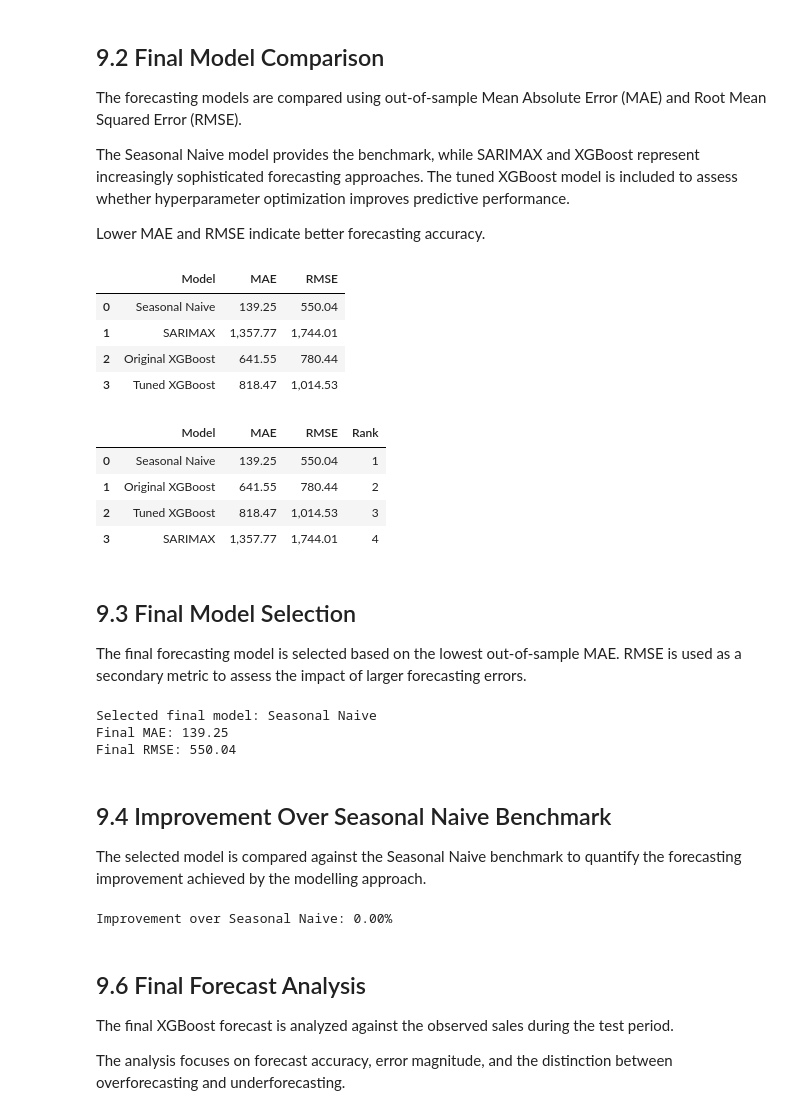
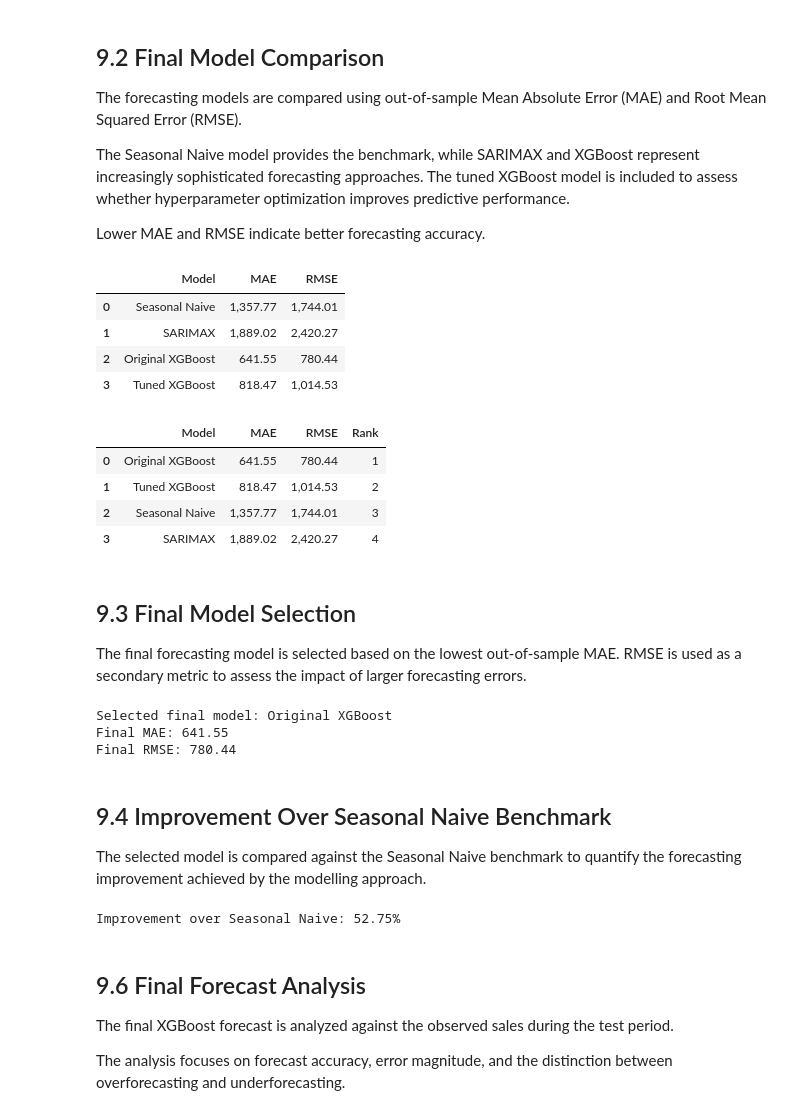
Before and after one commit to SamadhiGamagedara-sg/Retail-Demand-Forecasting, a Jupyter notebook: 09_Final_Forecasting.ipynb, the cells around one changed output. Cells and saved outputs as stored; diff of their text form; code cells hidden in the pictures.

```diff
--- a/09_Final_Forecasting.ipynb
+++ b/09_Final_Forecasting.ipynb
@@ -111,46 +111,33 @@ The Seasonal Naive model provides the benchmark, while SARIMAX and XGBoost repre
 
 Lower MAE and RMSE indicate better forecasting accuracy.
 # %%
-baseline = baseline_results.iloc[0]
+# Seasonal Naive and SARIMAX were both evaluated in notebook 06 on the same
+# series (Store 45, GROCERY I) and the same 30-day holdout as the XGBoost
+# models, so they are the only fair baseline numbers to use here.
+# (baseline_results.csv from notebook 05 is scored on ALL series, so it is
+# not comparable and is deliberately not used.)
+baseline = sarimax_results.loc[sarimax_results["Model"] == "Seasonal Naive"].iloc[0]
+sarimax = sarimax_results.loc[sarimax_results["Model"] == "SARIMAX"].iloc[0]
 
-sarimax = sarimax_results.iloc[0]
-
-original_xgb = tuning_comparison[
+original_xgb = tuning_comparison.loc[
     tuning_comparison["Model"] == "Original XGBoost"
 ].iloc[0]
-
-tuned_xgb = tuning_comparison[
+tuned_xgb = tuning_comparison.loc[
     tuning_comparison["Model"] == "Tuned XGBoost"
 ].iloc[0]
 
 final_model_comparison = pd.DataFrame([
-    {
-        "Model": "Seasonal Naive",
-        "MAE": baseline["MAE"],
-        "RMSE": baseline["RMSE"]
-    },
-    {
-        "Model": "SARIMAX",
-        "MAE": sarimax["MAE"],
-        "RMSE": sarimax["RMSE"]
-    },
-    {
-        "Model": "Original XGBoost",
-        "MAE": original_xgb["MAE"],
-        "RMSE": original_xgb["RMSE"]
-    },
-    {
-        "Model": "Tuned XGBoost",
-        "MAE": tuned_xgb["MAE"],
-        "RMSE": tuned_xgb["RMSE"]
-    }
+    {"Model": "Seasonal Naive",   "MAE": baseline["MAE"],     "RMSE": baseline["RMSE"]},
+    {"Model": "SARIMAX",          "MAE": sarimax["MAE"],      "RMSE": sarimax["RMSE"]},
+    {"Model": "Original XGBoost", "MAE": original_xgb["MAE"], "RMSE": original_xgb["RMSE"]},
+    {"Model": "Tuned XGBoost",    "MAE": tuned_xgb["MAE"],    "RMSE": tuned_xgb["RMSE"]},
 ])
 
 final_model_comparison
 # %% [output]
 |  | Model | MAE | RMSE |
-| 0 | Seasonal Naive | 139.25 | 550.04 |
-| 1 | SARIMAX | 1,357.77 | 1,744.01 |
+| 0 | Seasonal Naive | 1,357.77 | 1,744.01 |
+| 1 | SARIMAX | 1,889.02 | 2,420.27 |
 | 2 | Original XGBoost | 641.55 | 780.44 |
 | 3 | Tuned XGBoost | 818.47 | 1,014.53 |
 # %%
@@ -167,10 +154,10 @@ final_model_comparison["Rank"] = (
 final_model_comparison
 # %% [output]
 |  | Model | MAE | RMSE | Rank |
-| 0 | Seasonal Naive | 139.25 | 550.04 | 1 |
-| 1 | Original XGBoost | 641.55 | 780.44 | 2 |
-| 2 | Tuned XGBoost | 818.47 | 1,014.53 | 3 |
-| 3 | SARIMAX | 1,357.77 | 1,744.01 | 4 |
+| 0 | Original XGBoost | 641.55 | 780.44 | 1 |
+| 1 | Tuned XGBoost | 818.47 | 1,014.53 | 2 |
+| 2 | Seasonal Naive | 1,357.77 | 1,744.01 | 3 |
+| 3 | SARIMAX | 1,889.02 | 2,420.27 | 4 |
 # %% [markdown]
 ## 9.3 Final Model Selection
 
@@ -184,9 +171,9 @@ print(f"Selected final model: {final_model}")
 print(f"Final MAE: {final_mae:,.2f}")
 print(f"Final RMSE: {final_rmse:,.2f}")
 # %% [output]
-Selected final model: Seasonal Naive
-Final MAE: 139.25
-Final RMSE: 550.04
+Selected final model: Original XGBoost
+Final MAE: 641.55
+Final RMSE: 780.44
 # %% [markdown]
 ## 9.4 Improvement Over Seasonal Naive Benchmark
 
@@ -204,7 +191,7 @@ print(
     f"{final_improvement:.2f}%"
 )
 # %% [output]
-Improvement over Seasonal Naive: 0.00%
+Improvement over Seasonal Naive: 52.75%
 # %%
 final_model_comparison.to_csv(
     f"{OUTPUT_PATH}/final_model_comparison.csv",
```
Also changed, not shown: parts of 10 cells of this notebook.
